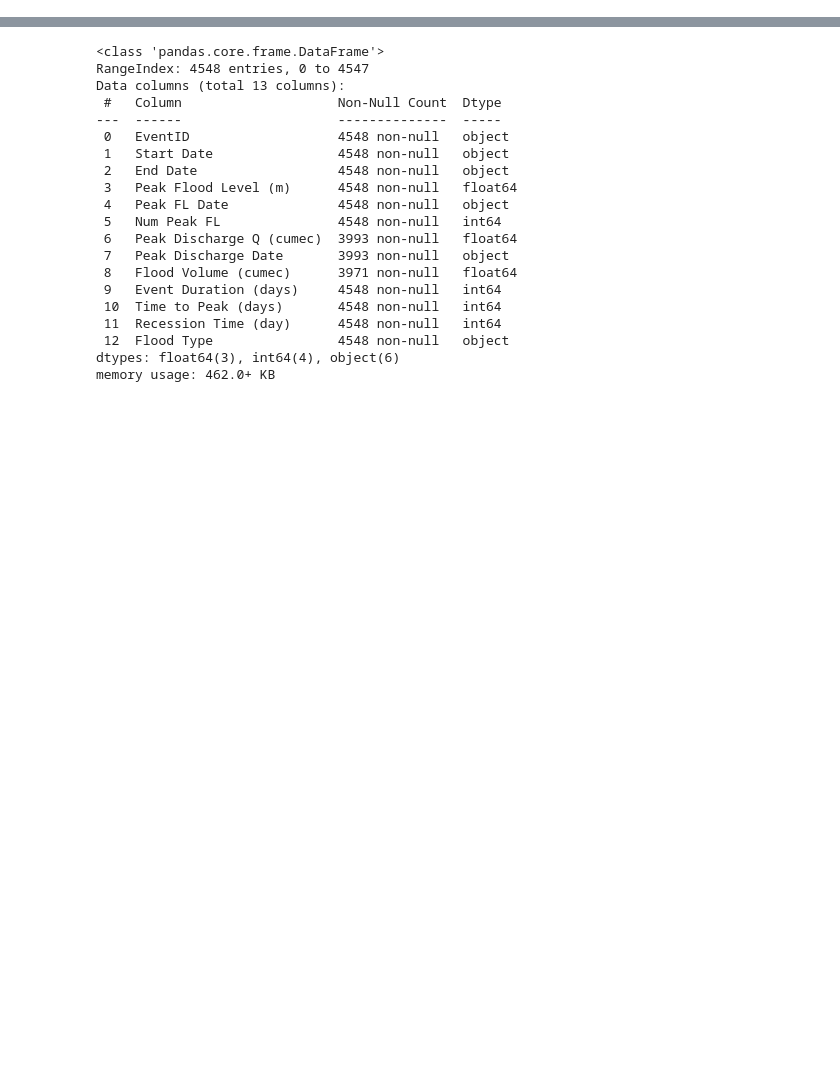
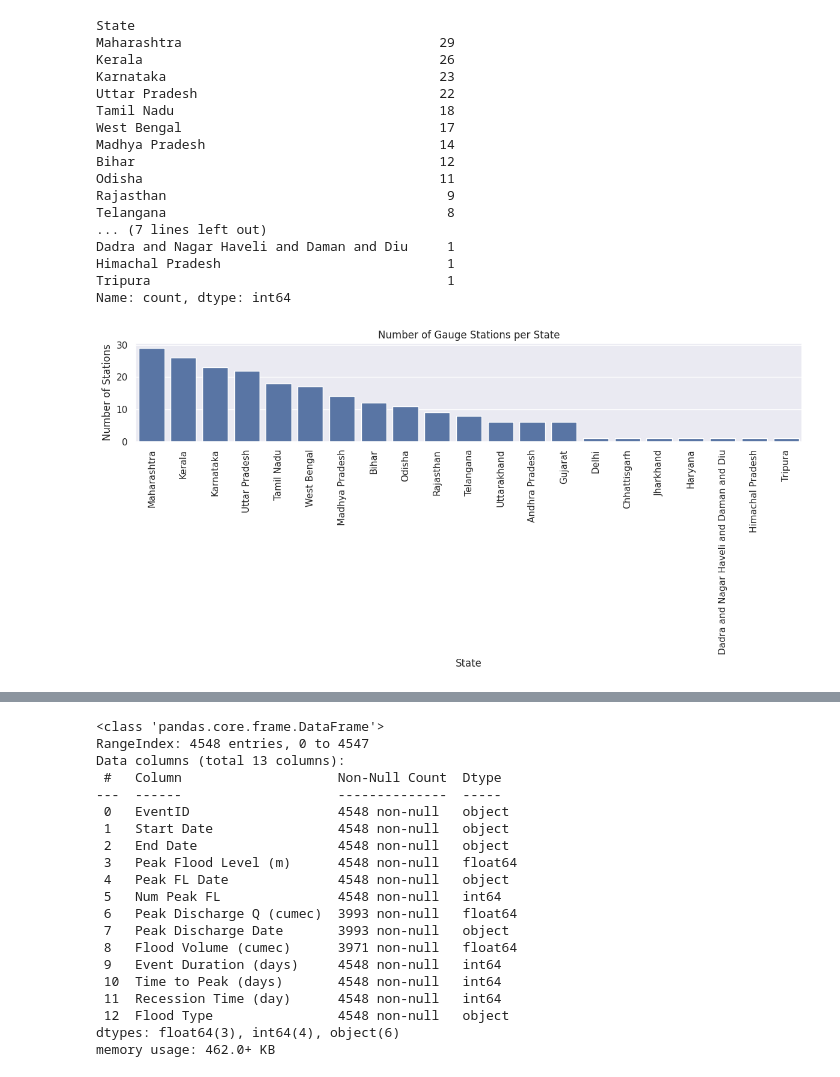
Before and after one commit to kasimkhan06/Disaster-Sentinel-Machine-Learning, a Jupyter notebook: Explore_Indofloods.ipynb, the cells around one changed output, grey strips where cells are left out. Saved outputs shown, nothing was run; the diff lists cells and outputs as text; code cells hidden in the pictures; blank space fills up the shorter version.

Commit message:
Final Dataset created and basic exploration and visualisation

```diff
--- a/Explore_Indofloods.ipynb
+++ b/Explore_Indofloods.ipynb
@@ -8,0 +62,31 @@ sns.set_theme()
+# %%
+## Stations per state
+state_counts = meta_data['State'].value_counts()
+print(state_counts)
+plt.figure(figsize=(12, 6)) # Adjust figure size as needed
+sns.barplot(x=state_counts.index, y=state_counts.values)
+plt.title('Number of Gauge Stations per State')
+plt.xlabel('State')
+plt.ylabel('Number of Stations')
+plt.xticks(rotation=90) # Rotate state names for better readability if many states
+plt.tight_layout()
+plt.show()
+# %% [output]
+State
+Maharashtra                                 29
+Kerala                                      26
+Karnataka                                   23
+Uttar Pradesh                               22
+Tamil Nadu                                  18
+West Bengal                                 17
+Madhya Pradesh                              14
+Bihar                                       12
+Odisha                                      11
+Rajasthan                                    9
+Telangana                                    8
+... (7 lines left out)
+Dadra and Nagar Haveli and Daman and Diu     1
+Himachal Pradesh                             1
+Tripura                                      1
+Name: count, dtype: int64
+[figure, added]
```
Also changed, not shown: parts of 54 cells of this notebook, 1 other file.
